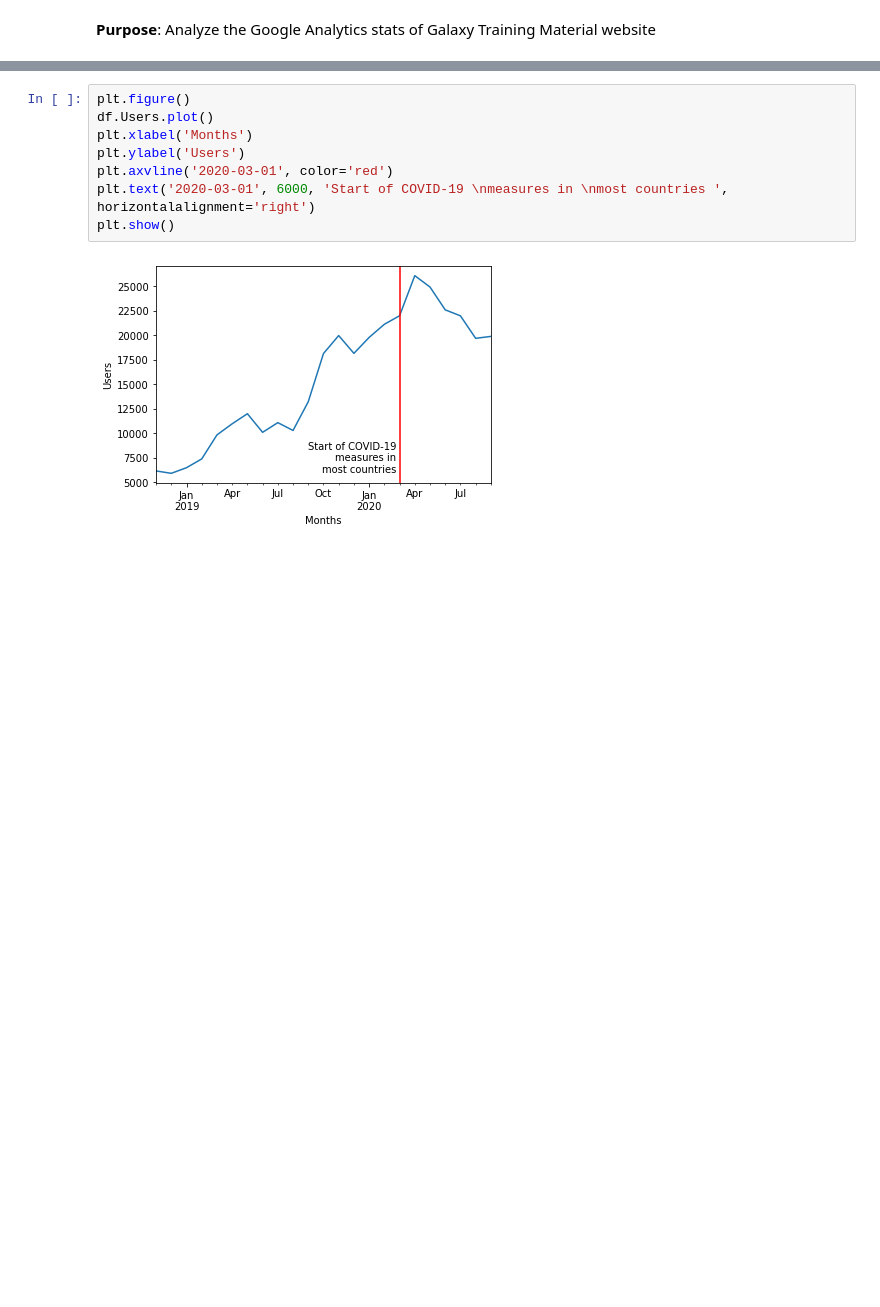
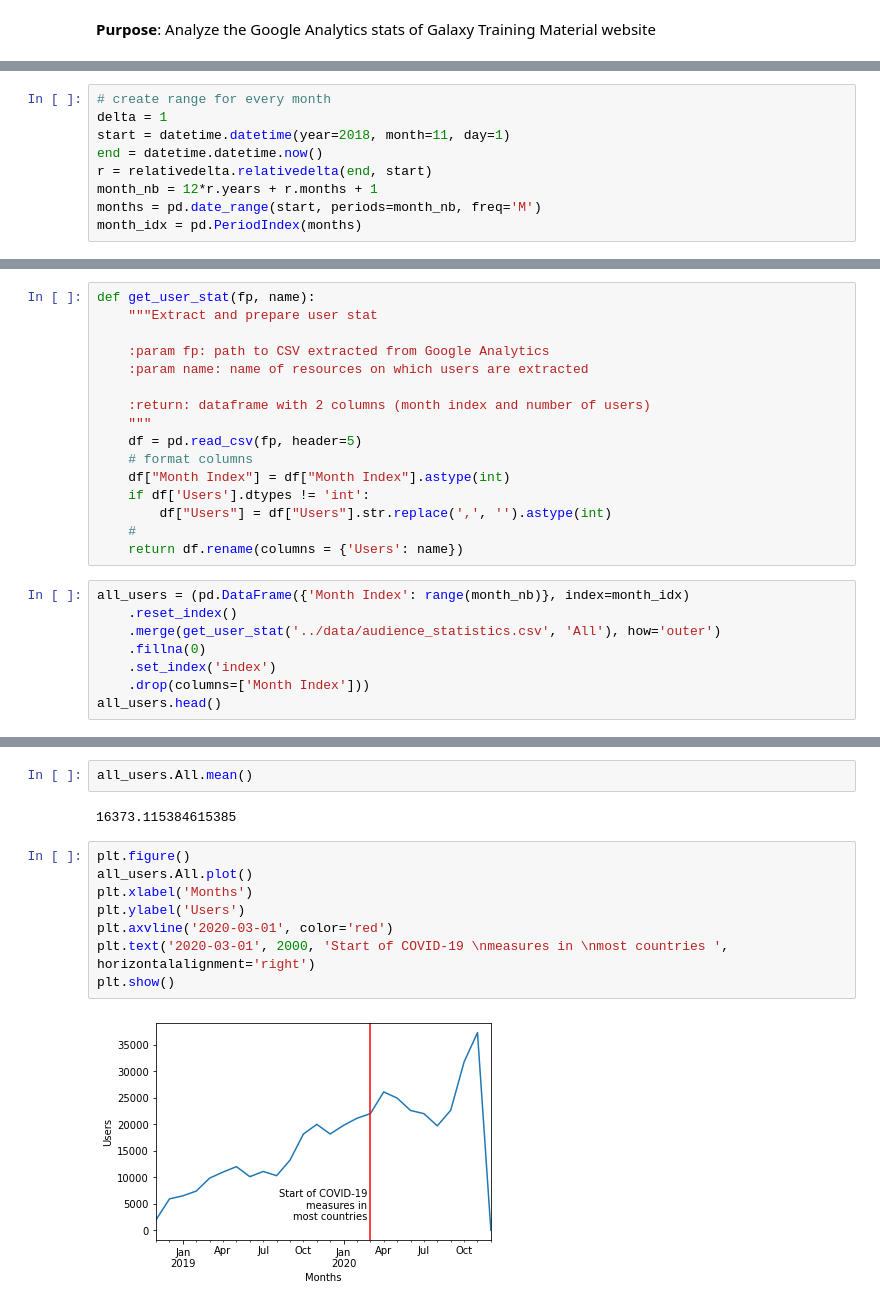
Before and after one commit to galaxyproject/GTN-community-paper-2020, a Jupyter notebook: src/analyze_google_analytics.ipynb, the cells around one changed output, grey strips where cells are left out. Drawn from its saved outputs; the diff is of its cells as text; blank space fills up the shorter version.

```diff
--- a/src/analyze_google_analytics.ipynb
+++ b/src/analyze_google_analytics.ipynb
@@ -64,0 +21,9 @@ df.Users.mean()
+# %%
+# create range for every month
+delta = 1
+start = datetime.datetime(year=2018, month=11, day=1)
+end = datetime.datetime.now()
+r = relativedelta.relativedelta(end, start)
+month_nb = 12*r.years + r.months + 1
+months = pd.date_range(start, periods=month_nb, freq='M')
+month_idx = pd.PeriodIndex(months)
@@ -64,0 +36,24 @@ df.Users.mean()
+# %%
+def get_user_stat(fp, name):
+    """Extract and prepare user stat
+
+    :param fp: path to CSV extracted from Google Analytics
+    :param name: name of resources on which users are extracted
+
+    :return: dataframe with 2 columns (month index and number of users)
+    """
+    df = pd.read_csv(fp, header=5)
+    # format columns
+    df["Month Index"] = df["Month Index"].astype(int)
+    if df['Users'].dtypes != 'int':
+        df["Users"] = df["Users"].str.replace(',', '').astype(int)
+    #
+    return df.rename(columns = {'Users': name})
+# %%
+all_users = (pd.DataFrame({'Month Index': range(month_nb)}, index=month_idx)
+    .reset_index()
+    .merge(get_user_stat('../data/audience_statistics.csv', 'All'), how='outer')
+    .fillna(0)
+    .set_index('index')
+    .drop(columns=['Month Index']))
+all_users.head()
@@ -65,10 +68,14 @@ df.Users.mean()
+# %%
+all_users.All.mean()
+# %% [output]
+16373.115384615385
 # %%
 plt.figure()
-df.Users.plot()
+all_users.All.plot()
 plt.xlabel('Months')
 plt.ylabel('Users')
 plt.axvline('2020-03-01', color='red')
-plt.text('2020-03-01', 6000, 'Start of COVID-19 \nmeasures in \nmost countries ', horizontalalignment='right')
+plt.text('2020-03-01', 2000, 'Start of COVID-19 \nmeasures in \nmost countries ', horizontalalignment='right')
 plt.show()
 # %% [output]
-[figure, old version]
+[figure, new version]
```
Also changed, not shown: parts of 19 cells of this notebook, 4 other files.
